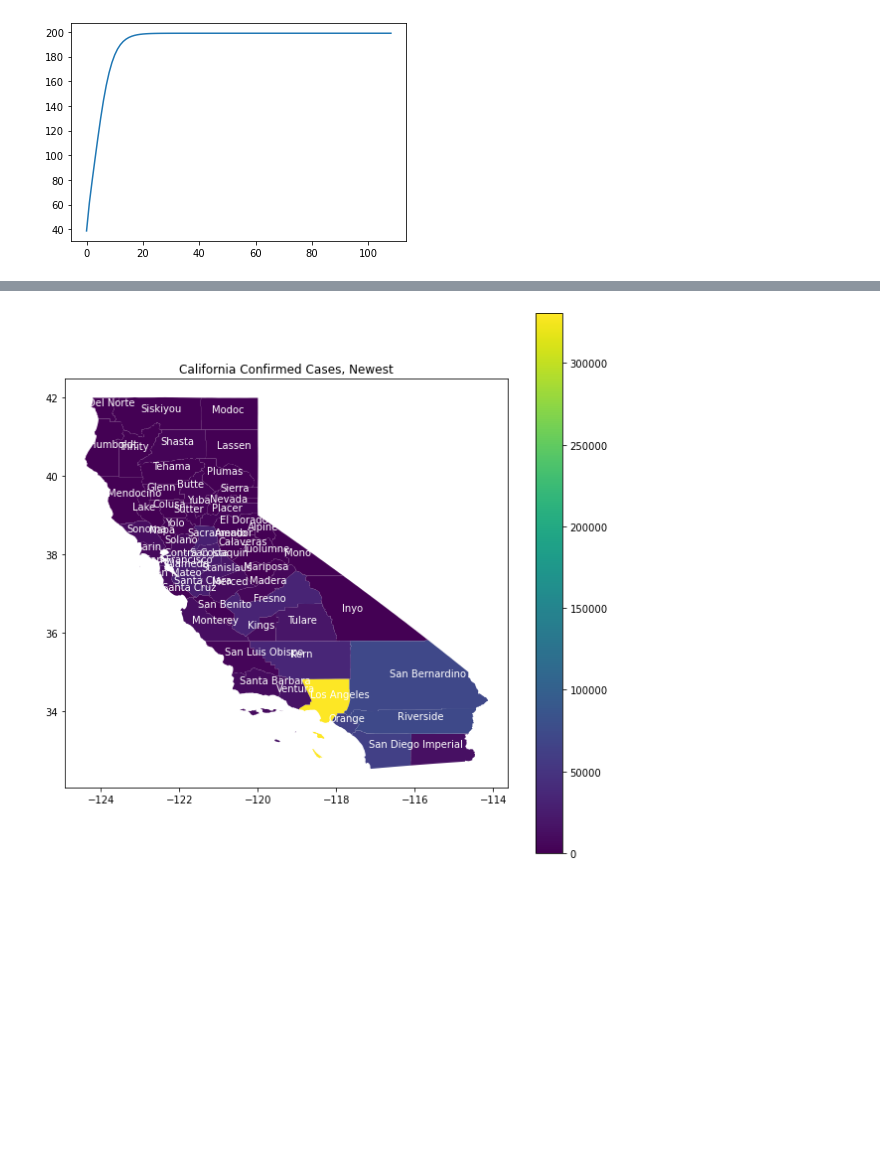
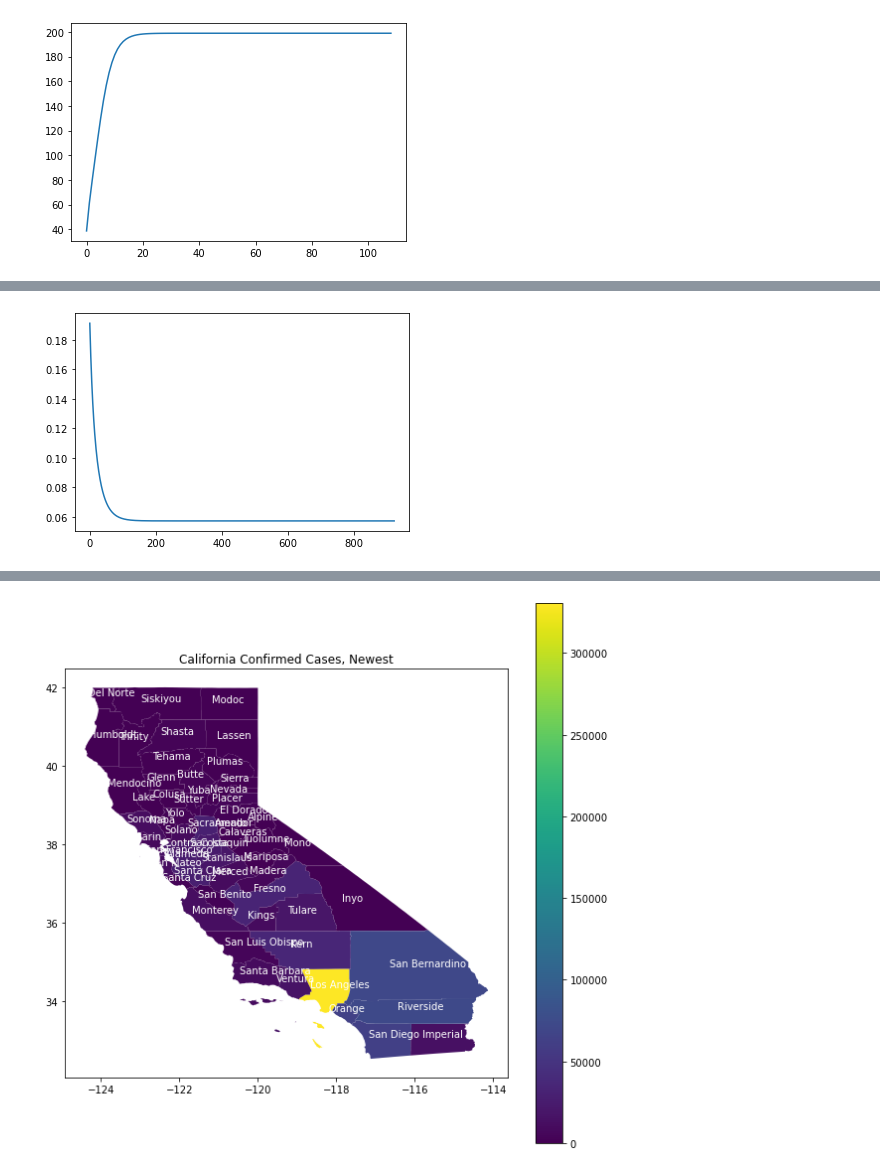
Before and after one commit to wendyw1999/epidemiology_capstone_project, a Jupyter notebook: notebooks/Stimulation 2.ipynb, the cells around one changed output, grey strips where cells are left out. Saved outputs shown, nothing was run; the diff lists cells and outputs as text; code cells hidden in the pictures; blank space fills up the shorter version.

Commit message:
finish hessian on notebooks

```diff
--- a/notebooks/Stimulation 2.ipynb
+++ b/notebooks/Stimulation 2.ipynb
@@ -243,0 +370,13 @@ if __name__ == "__main__":
+# %%
+def calculate_hessian(s,i,r,population):
+    result_beta_second = 0
+    result_epsilon_second = 0
+    result_both_second = 0
+    for n in range(len(s)-1):
+        result_beta_second += 4*(s[n] * i[n]/population) **2
+        result_epsilon_second += 4*i[n]
+        result_both_second += -2*s[n]*i[n]**2/population
+    return result_beta_second/len(s),result_epsilon_second/len(s),result_both_second/len(s)
+
+
+top_left,bottom_right,the_other_two = calculate_hessian(s,i,r,p)
@@ -243,0 +394,83 @@ if __name__ == "__main__":
+# %%
+us_confirmed_df = us_confirmed_df.loc[us_confirmed_df.Admin2 != "Unassigned"]
+us_death_df = us_death_df.loc[us_death_df.Admin2 != "Unassigned"]
+def calculate_gradient(s,i,r,population,beta,epsilon):
+    result1 = 0 #continue adding to solve for beta
+    result2 = 0 #continue adding to solve for 1/D aka epsilon
+    for n in range(len(s)-1):
+        result1 += 2*(s[n+1]-s[n]+beta*s[n]*(i[n]/population))*(s[n]*i[n]/population)
+        result1 += 2*(i[n+1]-i[n]-beta*s[n]*(i[n]/population) + i[n]*epsilon)*(-s[n]*i[n]/population)
+
+        result2 += 2*(i[n+1]-i[n]+i[n]*epsilon-beta*i[n]*s[n]/population)*(i[n])
+        result2 += 2*(r[n+1]-r[n]-i[n]*epsilon)*(-i[n])
+
+    return result1,result2
+def calculate_hessian(s,i,r,population):
+    result_beta_second = 0
+    result_epsilon_second = 0
+    result_both_second = 0
+    for n in range(len(s)-1):
+        result_beta_second += 4*(s[n] * i[n]/population) **2
+        result_epsilon_second += 4*i[n]
+        result_both_second += -2*s[n]*i[n]**2/population
+    return result_beta_second/len(s),result_epsilon_second/len(s),result_both_second/len(s)
+
+
+def calculate_using_L(s,i,r,population,learning_rate):
+    # compute a 2 x 2 Hessian Matrix by taking another derivative of the gradient function wtih respects to beta and phi
+        # get the eigenvalue of the matrix
+        # (1 / eigenvalue ) * learning rate
+        # https://en.wikipedia.org/wiki/Hessian_matrix
+
+    beta = 0.2
+    epsilon = 1/14
+    loss = 0
+    length = len(s)
+    betas = []
+    ds = []
+
+    for x in range(1000):
+        gradient1,gradient2 = calculate_gradient(s,i,r,population,beta,epsilon)
+        beta_new = beta - learning_rate* gradient1/length #0.001 is the learning rate
+        epsilon_new = epsilon - learning_rate * gradient2/length
+
+        if (beta_new == beta) & (epsilon_new == epsilon):
+            plt.plot(betas)
+            plt.show()
+            plt.plot(ds)
+            plt.show()
+            return beta_new,1/epsilon_new
+        beta = beta_new
+        epsilon= epsilon_new
+        betas.append(beta_new)
+        ds.append(1/epsilon_new)
+        #Firstly we fix the upper bound and increase the lower bound gradually to find wide,
+        #flat minima.
+        #Then we fix the lower bound and decrease the upper bound gradually to ensure the convergence of training.
+        #At last, a fixed learning rate is used to make the algorithm converge to the optimal solution.
+
+
+
+    return betas,ds
+
+
+if __name__ == "__main__":
+    county_code = 1005 #San Diego county
+
+    s,i,r,p = get_county(60,60,1001)
+    #s,i,r,p = get_state(20,40,"Washington")
+    #s,i,r,p = get_country(30,40)
+    #30
+    top_left,bottom_right,the_other_two = calculate_hessian(s,i,r,p)
+    w, v = LA.eigh(np.array([[top_left, the_other_two], [the_other_two, bottom_right]]))
+    lip_constant = w[w>0][0]
+    initalized_learning_rate = 0.1/lip_constant
+    betas,ds = calculate_using_L(s,i,r,p,initalized_learning_rate)
+    print(betas)
+    print(ds)
+    #plt.plot(betas)
+    #plt.show()
+    #plt.plot(ds)
+    #plt.show()
+# %% [output]
+[figure, added]
```
Also changed, not shown: parts of 13 cells of this notebook.
